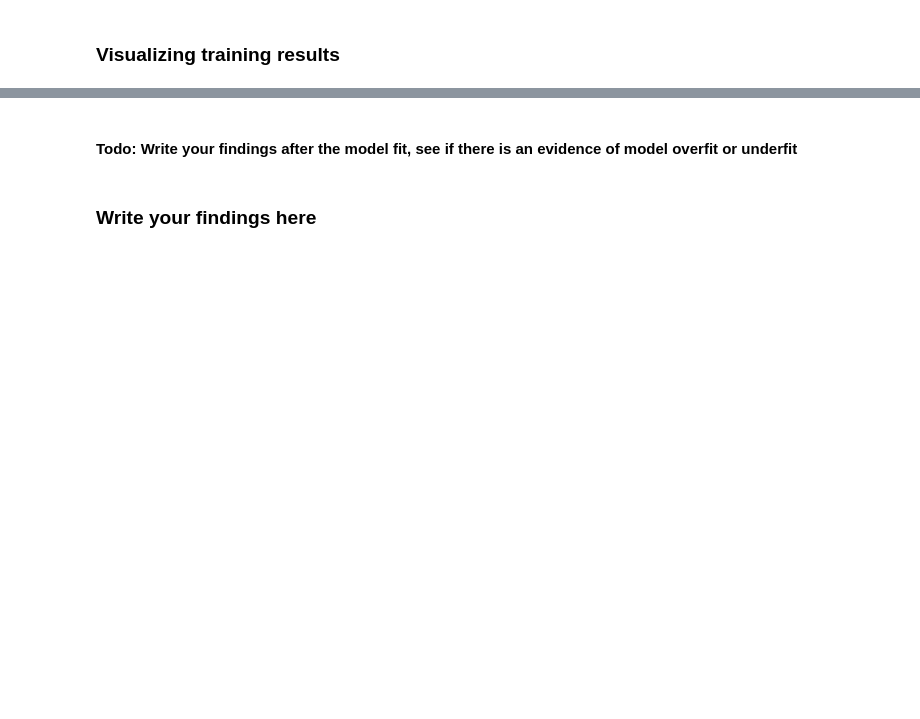
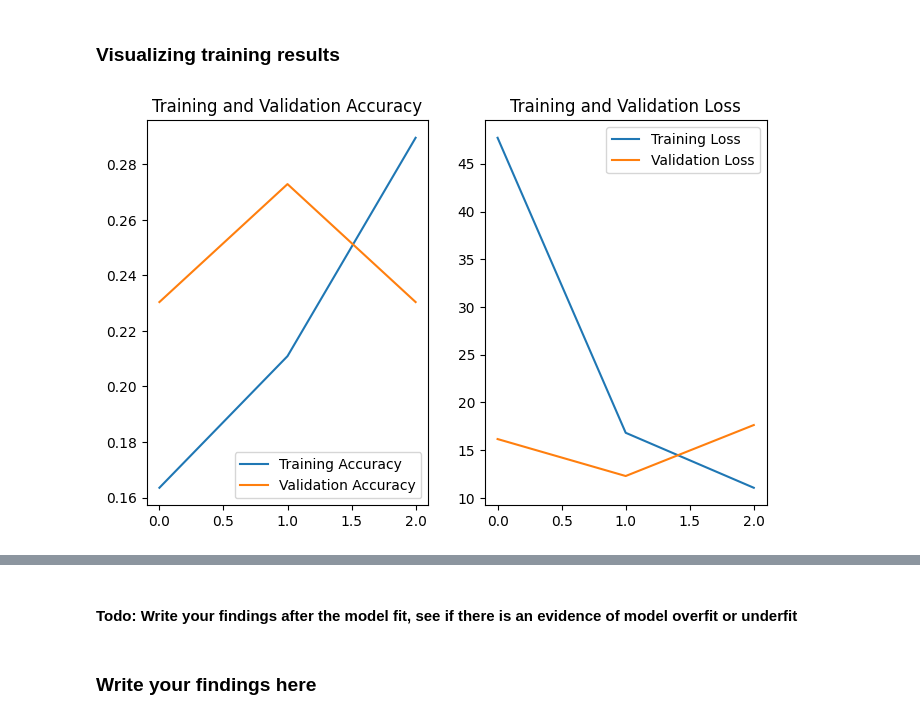
Before and after one commit to lindatey/melanoma_detector_with_cnn, a Jupyter notebook: Assignment_CNN_Skin_Cancer.ipynb, the cells around one changed output, grey strips where cells are left out. Saved outputs shown, nothing was run; the diff lists cells and outputs as text; code cells hidden in the pictures; blank space fills up the shorter version.

```diff
--- a/Assignment_CNN_Skin_Cancer.ipynb
+++ b/Assignment_CNN_Skin_Cancer.ipynb
@@ -113,2 +184,10 @@ model.compile(optimizer='your_optimser',
+# %%
+model_seq_1_layers = [
+    #tf.keras.layers.Conv2D(32, 3, activation='relu'),
+    #tf.keras.layers.MaxPooling2D(),
+    tf.keras.layers.Flatten(),
+    tf.keras.layers.Dense(len(class_names))
+]
+model_seq_1 = build_model(_layers=model_seq_1_layers, dataset=normalized_train_ds)
 # %%
 # View the summary of all layers
@@ -116,9 +209,5 @@ model.summary()
 # %% [markdown]
 ### Train the model
 # %%
-epochs = 20
-history = model.fit(
-  train_ds,
-  validation_data=val_ds,
-  epochs=epochs
-)
+epochs = 3
+history_model_seq_1 = model_seq_1.fit(normalized_train_ds, validation_data=normalized_val_ds, epochs=epochs)
@@ -125,24 +221,30 @@ history = model.fit(
 # %% [markdown]
 ### Visualizing training results
 # %%
-acc = history.history['accuracy']
-val_acc = history.history['val_accuracy']
+def plot_history(_history,_epochs):
+  acc = _history.history['accuracy']
+  val_acc = _history.history['val_accuracy']
 
-loss = history.history['loss']
-val_loss = history.history['val_loss']
+  loss = _history.history['loss']
+  val_loss = _history.history['val_loss']
 
-epochs_range = range(epochs)
+  epochs_range = range(_epochs)
 
-plt.figure(figsize=(8, 8))
-plt.subplot(1, 2, 1)
-plt.plot(epochs_range, acc, label='Training Accuracy')
-plt.plot(epochs_range, val_acc, label='Validation Accuracy')
-plt.legend(loc='lower right')
-plt.title('Training and Validation Accuracy')
+  plt.figure(figsize=(8, 5))
+  plt.subplot(1, 2, 1)
+  plt.plot(epochs_range, acc, label='Training Accuracy')
+  plt.plot(epochs_range, val_acc, label='Validation Accuracy')
+  plt.legend(loc='lower right')
+  plt.title('Training and Validation Accuracy')
 
-plt.subplot(1, 2, 2)
-plt.plot(epochs_range, loss, label='Training Loss')
-plt.plot(epochs_range, val_loss, label='Validation Loss')
-plt.legend(loc='upper right')
-plt.title('Training and Validation Loss')
-plt.show()
+  plt.subplot(1, 2, 2)
+  plt.plot(epochs_range, loss, label='Training Loss')
+  plt.plot(epochs_range, val_loss, label='Validation Loss')
+  plt.legend(loc='upper right')
+  plt.title('Training and Validation Loss')
+  plt.show()
+
+
+plot_history(history_model_seq_1,epochs)
+# %% [output]
+[figure, added]
```
Also changed, not shown: parts of 15 cells of this notebook.
